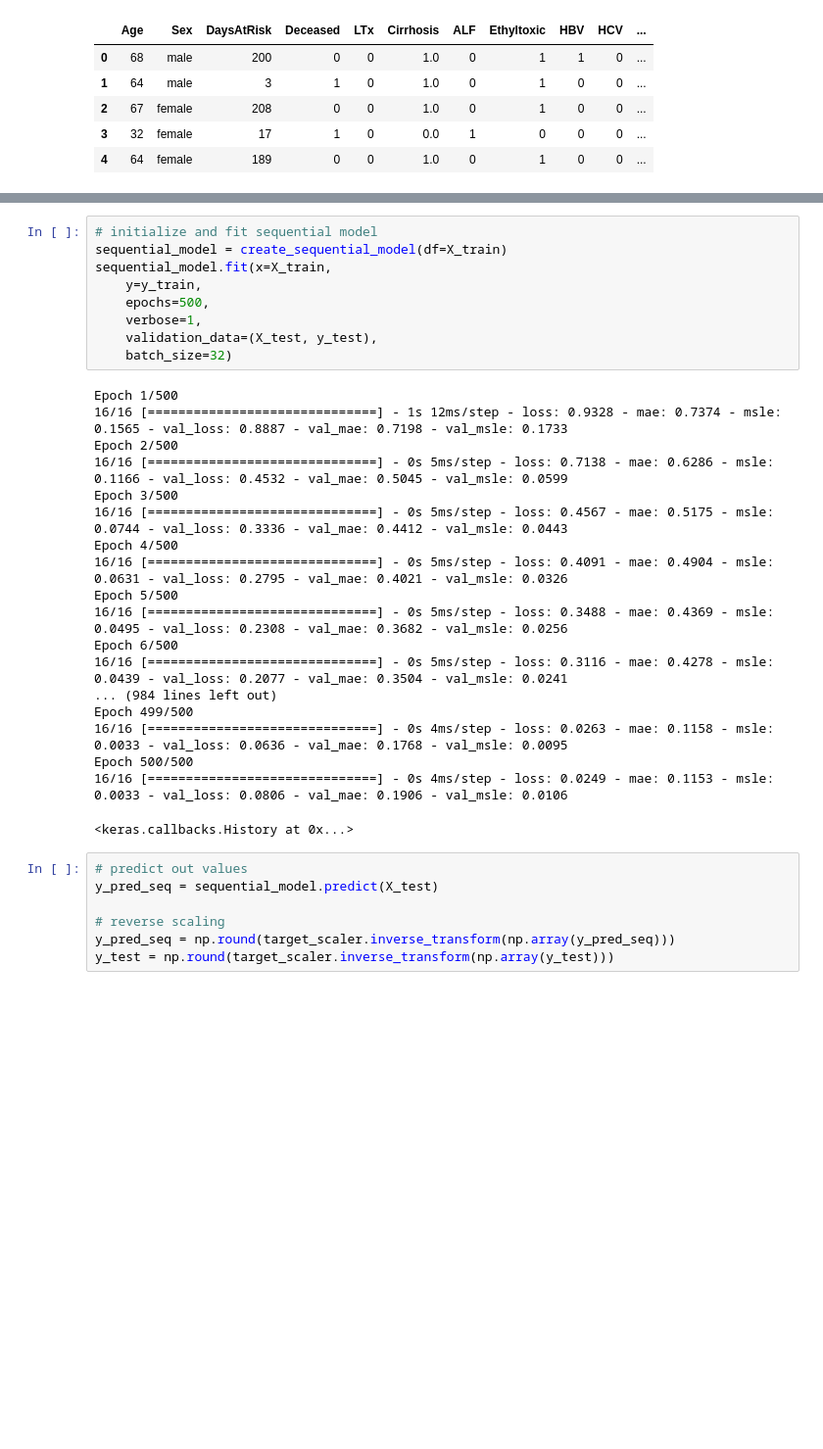
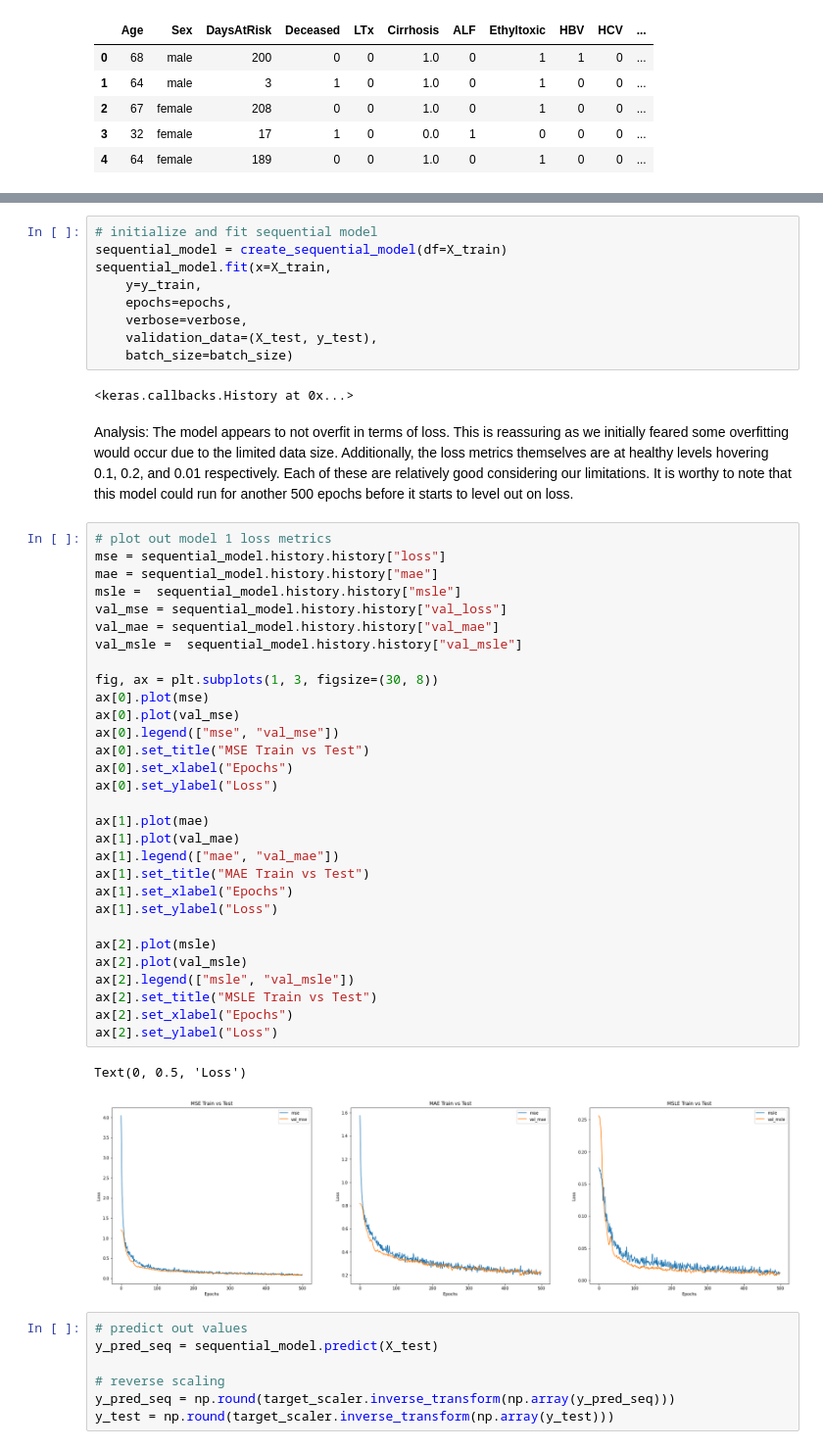
Before and after one commit to wisniemj/CS8321, a Jupyter notebook: finalPaper/finalPaper.ipynb, the cells around one changed output, grey strips where cells are left out. Shown at 98% size. Saved outputs shown, nothing was run; the diff lists cells and outputs as text; blank space fills up the shorter version.

Commit message:
Added analysis

```diff
--- a/finalPaper/finalPaper.ipynb
+++ b/finalPaper/finalPaper.ipynb
@@ -310,29 +390,47 @@ y_test = tf.convert_to_tensor(y_test)
 sequential_model = create_sequential_model(df=X_train)
 sequential_model.fit(x=X_train,
     y=y_train,
-    epochs=500,
-    verbose=1,
+    epochs=epochs,
+    verbose=verbose,
     validation_data=(X_test, y_test),
-    batch_size=32)
+    batch_size=batch_size)
 # %% [output]
-Epoch 1/500
-16/16 [==============================] - 1s 12ms/step - loss: 0.9328 - mae: 0.7374 - msle: 0.1565 - val_loss: 0.8887 - val_mae: 0.7198 - val_msle: 0.1733
-Epoch 2/500
-16/16 [==============================] - 0s 5ms/step - loss: 0.7138 - mae: 0.6286 - msle: 0.1166 - val_loss: 0.4532 - val_mae: 0.5045 - val_msle: 0.0599
-Epoch 3/500
-16/16 [==============================] - 0s 5ms/step - loss: 0.4567 - mae: 0.5175 - msle: 0.0744 - val_loss: 0.3336 - val_mae: 0.4412 - val_msle: 0.0443
-Epoch 4/500
-16/16 [==============================] - 0s 5ms/step - loss: 0.4091 - mae: 0.4904 - msle: 0.0631 - val_loss: 0.2795 - val_mae: 0.4021 - val_msle: 0.0326
-Epoch 5/500
-16/16 [==============================] - 0s 5ms/step - loss: 0.3488 - mae: 0.4369 - msle: 0.0495 - val_loss: 0.2308 - val_mae: 0.3682 - val_msle: 0.0256
-Epoch 6/500
-16/16 [==============================] - 0s 5ms/step - loss: 0.3116 - mae: 0.4278 - msle: 0.0439 - val_loss: 0.2077 - val_mae: 0.3504 - val_msle: 0.0241
-... (984 lines left out)
-Epoch 499/500
-16/16 [==============================] - 0s 4ms/step - loss: 0.0263 - mae: 0.1158 - msle: 0.0033 - val_loss: 0.0636 - val_mae: 0.1768 - val_msle: 0.0095
-Epoch 500/500
-16/16 [==============================] - 0s 4ms/step - loss: 0.0249 - mae: 0.1153 - msle: 0.0033 - val_loss: 0.0806 - val_mae: 0.1906 - val_msle: 0.0106
+<keras.callbacks.History at 0x...>
-<keras.callbacks.History at 0x...>
+# %% [markdown]
+Analysis: The model appears to not overfit in terms of loss.  This is reassuring as we initially feared some overfitting would occur due to the limited data size.  Additionally, the loss metrics themselves are at healthy levels hovering 0.1, 0.2, and 0.01 respectively.  Each of these are relatively good considering our limitations.  It is worthy to note that this model could run for another 500 epochs before it starts to level out on loss.
+# %%
+# plot out model 1 loss metrics
+mse = sequential_model.history.history["loss"]
+mae = sequential_model.history.history["mae"]
+msle =  sequential_model.history.history["msle"]
+val_mse = sequential_model.history.history["val_loss"]
+val_mae = sequential_model.history.history["val_mae"]
+val_msle =  sequential_model.history.history["val_msle"]
+
+fig, ax = plt.subplots(1, 3, figsize=(30, 8))
+ax[0].plot(mse)
+ax[0].plot(val_mse)
+ax[0].legend(["mse", "val_mse"])
+ax[0].set_title("MSE Train vs Test")
+ax[0].set_xlabel("Epochs")
+ax[0].set_ylabel("Loss")
+
+ax[1].plot(mae)
+ax[1].plot(val_mae)
+ax[1].legend(["mae", "val_mae"])
+ax[1].set_title("MAE Train vs Test")
+ax[1].set_xlabel("Epochs")
+ax[1].set_ylabel("Loss")
+
+ax[2].plot(msle)
+ax[2].plot(val_msle)
+ax[2].legend(["msle", "val_msle"])
+ax[2].set_title("MSLE Train vs Test")
+ax[2].set_xlabel("Epochs")
+ax[2].set_ylabel("Loss")
+# %% [output]
+Text(0, 0.5, 'Loss')
+[figure, added]
 # %%
 # predict out values
 y_pred_seq = sequential_model.predict(X_test)
```
Also changed, not shown: parts of 62 cells of this notebook.
